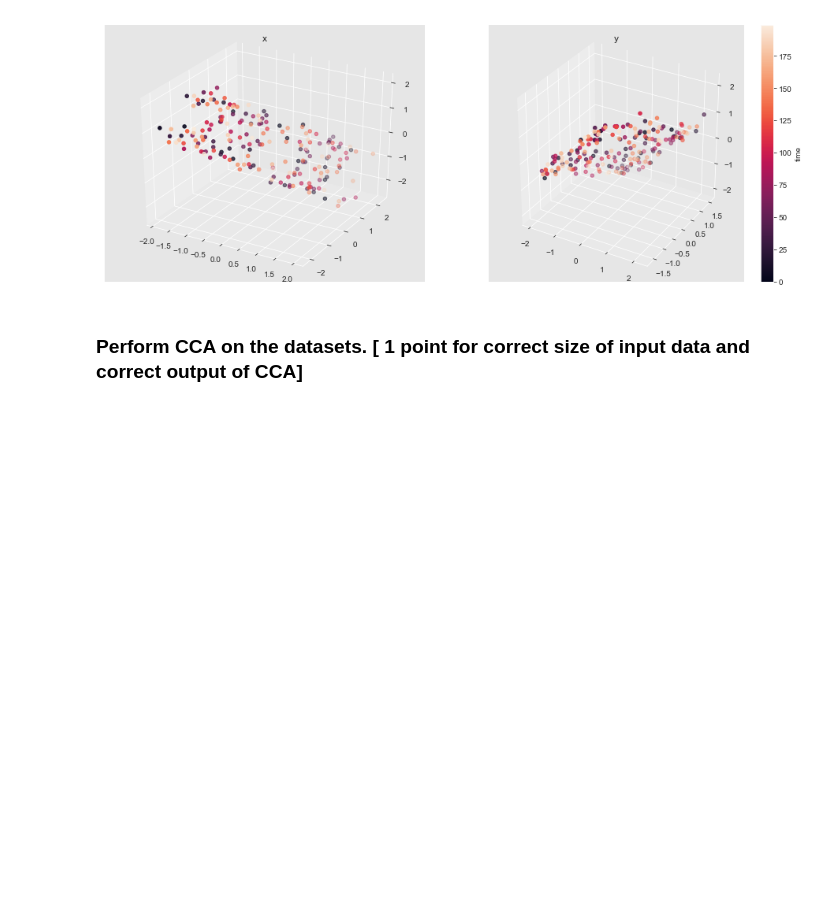
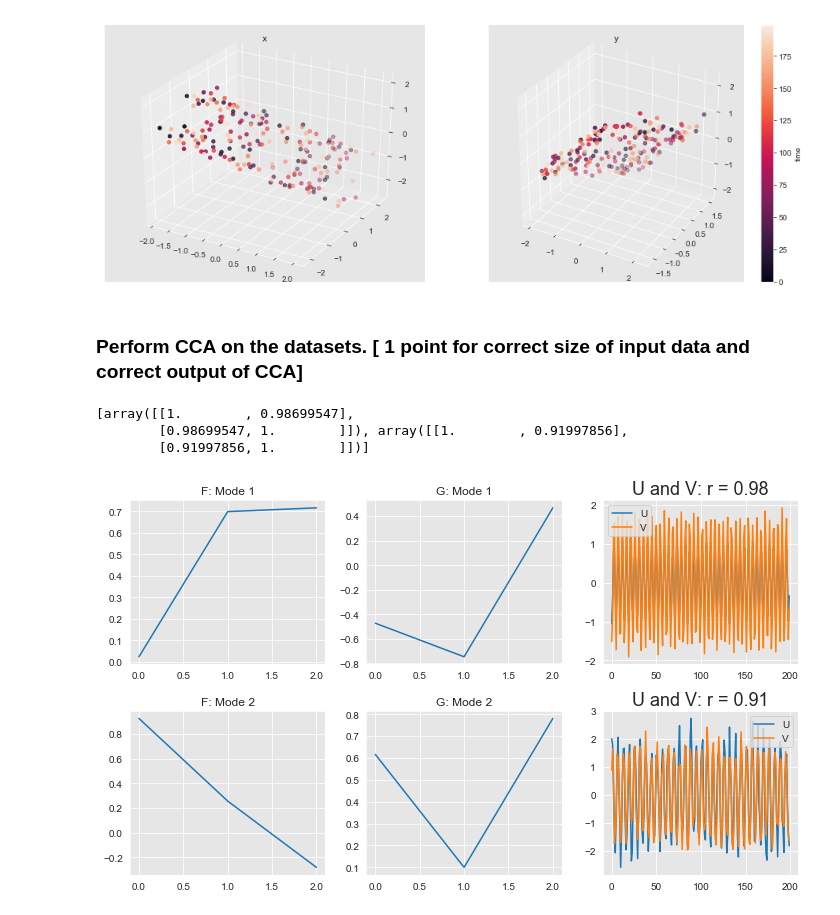
Before and after one commit to Pearl-Ayem/Geoscientific-Data-Science-and-Empirical-Modeling, a Jupyter notebook: Assignment_2/Assn2.ipynb, the cells around one changed output. Cells and saved outputs as stored; diff of their text form; code cells hidden in the pictures; blank space fills up the shorter version.

Commit message:
U(t) vs V(t) plots created

```diff
--- a/Assignment_2/Assn2.ipynb
+++ b/Assignment_2/Assn2.ipynb
@@ -241,3 +242,44 @@ cbar.set_label('time')
 [figure]
 # %% [markdown]
 ### Perform CCA on the datasets. [ 1 point for correct size of input data and correct output of CCA]
+# %%
+n_modes = 2 #modes to keep
+cca = CCA(n_components=n_modes,max_iter = 10000)
+U,V = cca.fit_transform(xdata,ydata)
+#A = cca.x_weights_
+#B = cca.y_weights_
+#F = np.cov(xdata.T)@A
+#G = np.cov(ydata.T)@B
+F = cca.x_weights_
+G = cca.y_weights_
+r = [np.corrcoef(U[:,ii],V[:,ii]) for ii in range(n_modes)]
+# %% [output]
+[array([[1.        , 0.98699547],
+        [0.98699547, 1.        ]]), array([[1.        , 0.91997856],
+        [0.91997856, 1.        ]])]
+# %%
+#visualize results
+
+plt.figure(figsize=(10,6))
+
+for kk in range(n_modes):
+
+    plt.subplot(n_modes,3,kk*3+1)
+    plt.plot(F[:,kk])
+    plt.title('F: Mode ' + str(kk+1))
+
+    plt.subplot(n_modes,3,kk*3+2)
+    plt.plot(G[:,kk])
+    plt.title('G: Mode ' + str(kk+1))
+
+    plt.subplot(n_modes,3,kk*3+3)
+    plt.plot(U[:,kk])
+    plt.plot(V[:,kk])
+#     plt.title('U and V: Mode ' + str(kk+1))
+    plt.title('U and V: r = ' + str(r[kk][0][1])[:4], fontsize = 18)
+    plt.legend(['U','V'])
+
+plt.tight_layout()
+plt.show()
+# %% [output]
+[figure, added]
```
Also changed, not shown: parts of 5 cells of this notebook.
